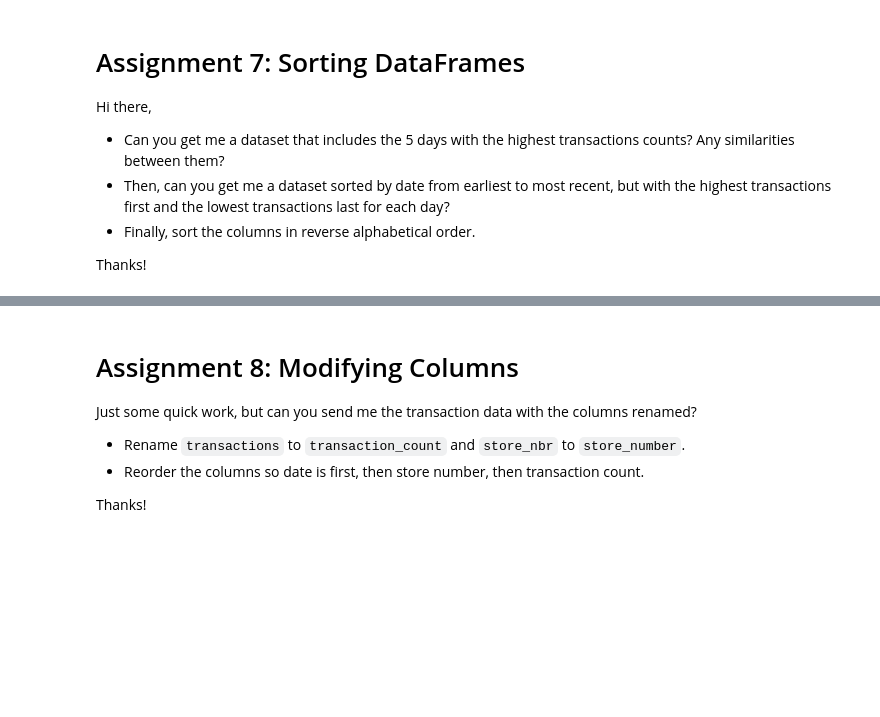
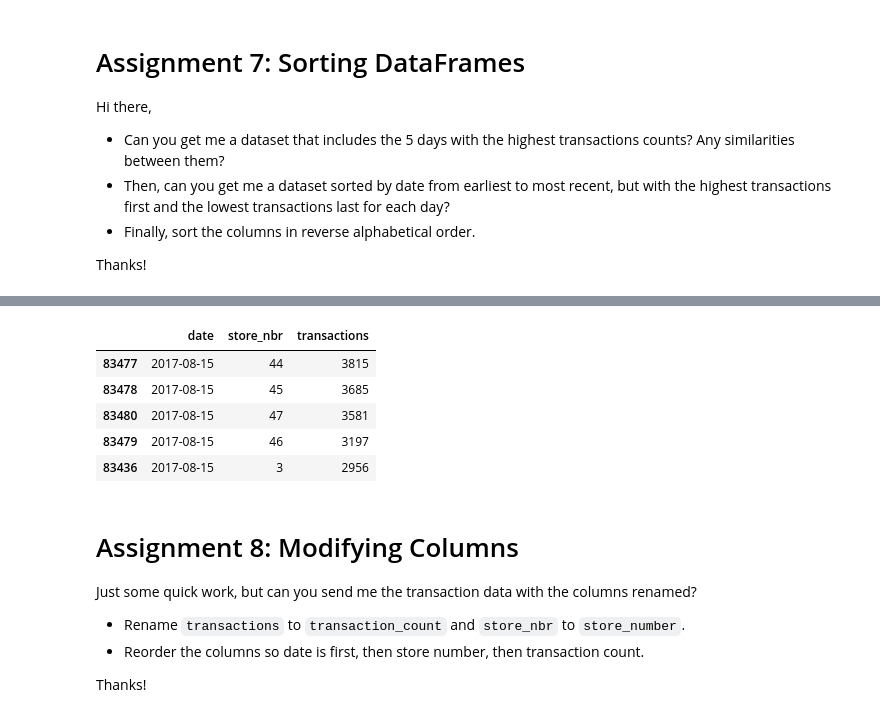
Before and after one commit to kassxxgleas/ints_tasks, a Jupyter notebook: AI/Pandas.ipynb, the cells around one changed output, grey strips where cells are left out. Cells and saved outputs as stored; diff of their text form; code cells hidden in the pictures; blank space fills up the shorter version.

```diff
--- a/AI/Pandas.ipynb
+++ b/AI/Pandas.ipynb
@@ -237,6 +297,16 @@ transactions.head()
 # %%
 # sort dataframe by values in transaction column in descending order (ascending = False)
 # then grab first 5 rows to retrieve 5 highest days
+
+sorted_df = transactions.sort_values(['date', 'transactions'], ascending=[False, False])
+sorted_df.head()
+# %% [output]
+|  | date | store_nbr | transactions |
+| 83477 | 2017-08-15 | 44 | 3815 |
+| 83478 | 2017-08-15 | 45 | 3685 |
+| 83480 | 2017-08-15 | 47 | 3581 |
+| 83479 | 2017-08-15 | 46 | 3197 |
+| 83436 | 2017-08-15 | 3 | 2956 |
 # %%
 # Sort dataframe by date in ascending order, and trasactions in descending order
 # %%
```
Also changed, not shown: parts of 23 cells of this notebook, 5 other files.
